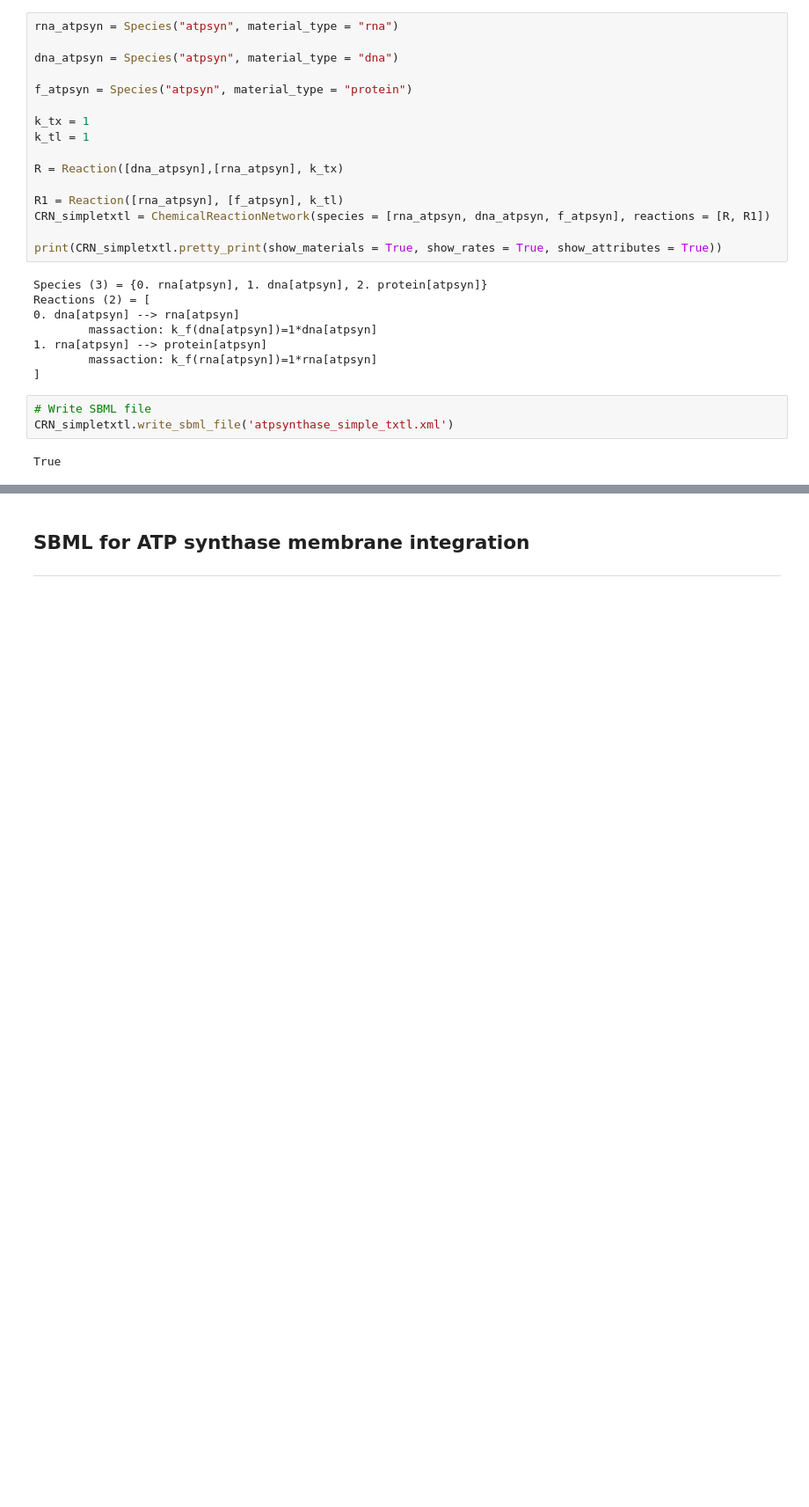
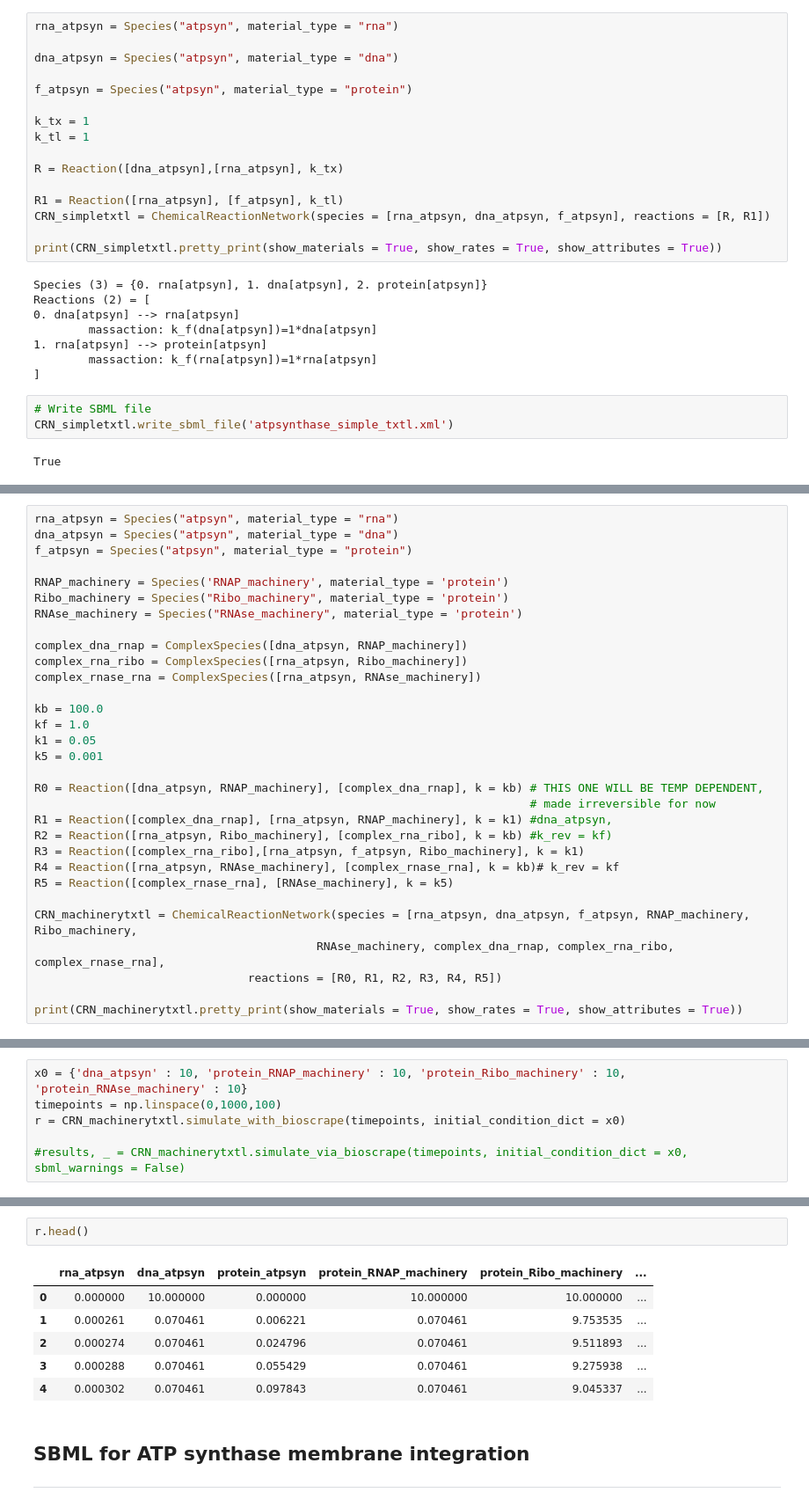
Before and after one commit to AnkitaRoychoudhury/ug_murray, a Jupyter notebook: code/exploratory/rheostat_with_ayush/20200811_2_generate_atpsyn_sbml_files.ipynb, the cells around one changed output, grey strips where cells are left out. Shown at 88% size. Drawn from its saved outputs; the diff is of its cells as text; blank space fills up the shorter version.

```diff
--- a/code/exploratory/rheostat_with_ayush/20200811_2_generate_atpsyn_sbml_files.ipynb
+++ b/code/exploratory/rheostat_with_ayush/20200811_2_generate_atpsyn_sbml_files.ipynb
@@ -136,0 +161,31 @@ True
+# %%
+rna_atpsyn = Species("atpsyn", material_type = "rna")
+dna_atpsyn = Species("atpsyn", material_type = "dna")
+f_atpsyn = Species("atpsyn", material_type = "protein")
+
+RNAP_machinery = Species('RNAP_machinery', material_type = 'protein')
+Ribo_machinery = Species("Ribo_machinery", material_type = 'protein')
+RNAse_machinery = Species("RNAse_machinery", material_type = 'protein')
+
+complex_dna_rnap = ComplexSpecies([dna_atpsyn, RNAP_machinery])
+complex_rna_ribo = ComplexSpecies([rna_atpsyn, Ribo_machinery])
+complex_rnase_rna = ComplexSpecies([rna_atpsyn, RNAse_machinery])
+
+kb = 100.0
+kf = 1.0
+k1 = 0.05
+k5 = 0.001
+
+R0 = Reaction([dna_atpsyn, RNAP_machinery], [complex_dna_rnap], k = kb) # THIS ONE WILL BE TEMP DEPENDENT,
+                                                                        # made irreversible for now
+R1 = Reaction([complex_dna_rnap], [rna_atpsyn, RNAP_machinery], k = k1) #dna_atpsyn,
+R2 = Reaction([rna_atpsyn, Ribo_machinery], [complex_rna_ribo], k = kb) #k_rev = kf)
+R3 = Reaction([complex_rna_ribo],[rna_atpsyn, f_atpsyn, Ribo_machinery], k = k1)
+R4 = Reaction([rna_atpsyn, RNAse_machinery], [complex_rnase_rna], k = kb)# k_rev = kf
+R5 = Reaction([complex_rnase_rna], [RNAse_machinery], k = k5)
+
+CRN_machinerytxtl = ChemicalReactionNetwork(species = [rna_atpsyn, dna_atpsyn, f_atpsyn, RNAP_machinery, Ribo_machinery,
+                                         RNAse_machinery, complex_dna_rnap, complex_rna_ribo, complex_rnase_rna],
+                               reactions = [R0, R1, R2, R3, R4, R5])
+
+print(CRN_machinerytxtl.pretty_print(show_materials = True, show_rates = True, show_attributes = True))
@@ -136,0 +213,6 @@ True
+# %%
+x0 = {'dna_atpsyn' : 10, 'protein_RNAP_machinery' : 10, 'protein_Ribo_machinery' : 10, 'protein_RNAse_machinery' : 10}
+timepoints = np.linspace(0,1000,100)
+r = CRN_machinerytxtl.simulate_with_bioscrape(timepoints, initial_condition_dict = x0)
+
+#results, _ = CRN_machinerytxtl.simulate_via_bioscrape(timepoints, initial_condition_dict = x0, sbml_warnings = False)
@@ -137,3 +237,12 @@ True
+# %%
+r.head()
+# %% [output]
+|  | rna_atpsyn | dna_atpsyn | protein_atpsyn | protein_RNAP_machinery | protein_Ribo_machinery | ... |
+| 0 | 0.000000 | 10.000000 | 0.000000 | 10.000000 | 10.000000 | ... |
+| 1 | 0.000261 | 0.070461 | 0.006221 | 0.070461 | 9.753535 | ... |
+| 2 | 0.000274 | 0.070461 | 0.024796 | 0.070461 | 9.511893 | ... |
+| 3 | 0.000288 | 0.070461 | 0.055429 | 0.070461 | 9.275938 | ... |
+| 4 | 0.000302 | 0.070461 | 0.097843 | 0.070461 | 9.045337 | ... |
 # %% [markdown]
 ## SBML for ATP synthase membrane integration
 ---
```
Also changed, not shown: parts of 14 cells of this notebook, 9 other files.
